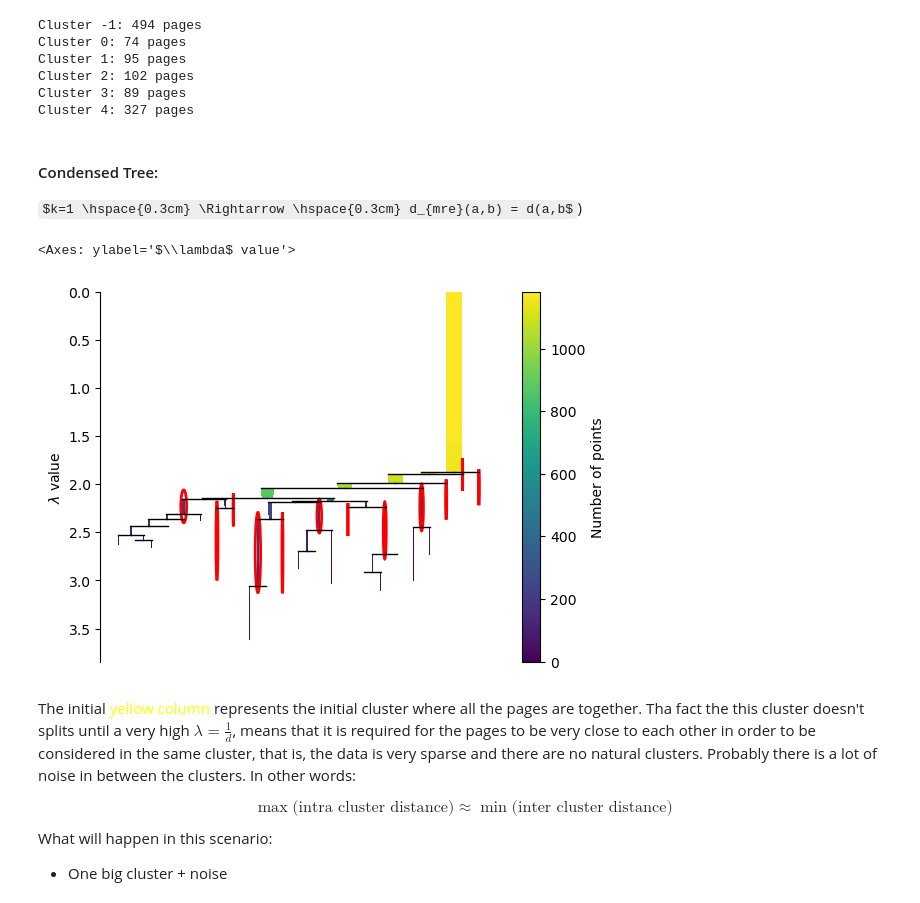
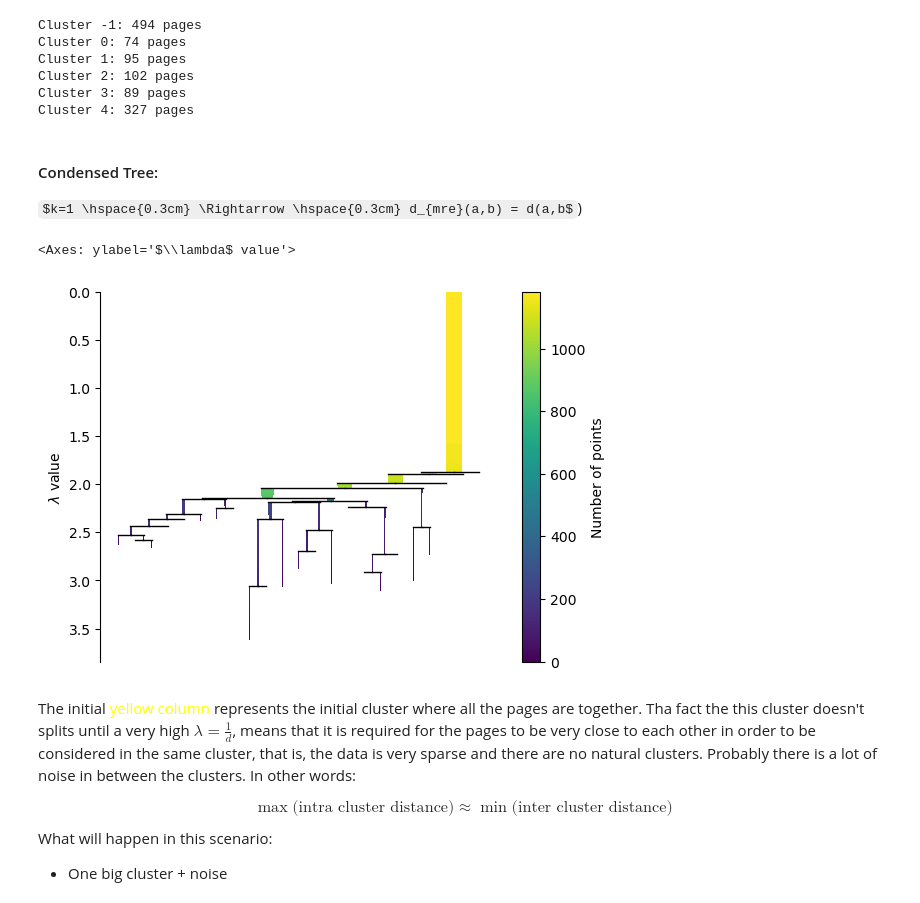
Before and after one commit to sergioamdiaz/docs-classification-bundling, a Jupyter notebook: notebooks/Main Notebook - Experimentation.ipynb, the cells around one changed output. Saved outputs shown, nothing was run; the diff lists cells and outputs as text; code cells hidden in the pictures; some formulas as TeX source.

```diff
--- a/notebooks/Main Notebook - Experimentation.ipynb
+++ b/notebooks/Main Notebook - Experimentation.ipynb
@@ -1547,12 +1557,12 @@ Cluster 4: 327 pages
 # %%
 cluster_ids_hdbscan, hdbscan = cluster_pages_hdbscan(page_embs, min_cluster_size=15, min_samples=1)
 display(Markdown("#### Condensed Tree: \n $k=1 \hspace{0.3cm} \Rightarrow \hspace{0.3cm} d_{mre}(a,b) = d(a,b$)"))
-hdbscan.condensed_tree_.plot(select_clusters=True)
+hdbscan.condensed_tree_.plot()
 # %% [output]
 #### Condensed Tree:
  $k=1 \hspace{0.3cm} \Rightarrow \hspace{0.3cm} d_{mre}(a,b) = d(a,b$)
 <Axes: ylabel='$\\lambda$ value'>
-[figure, old version]
+[figure, new version]
 # %% [markdown]
 The initial <span style='color:yellow'> yellow column </span> represents the initial cluster where all the pages are together. Tha fact the this cluster doesn't splits until a very high $\lambda = \frac{1}{d}$, means that it is required for the pages to be very close to each other in order to be considered in the same cluster, that is, the data is very sparse and there are no natural clusters. Probably there is a lot of noise in between the clusters. In other words:
 
```
Also changed, not shown: parts of 9 cells of this notebook.
